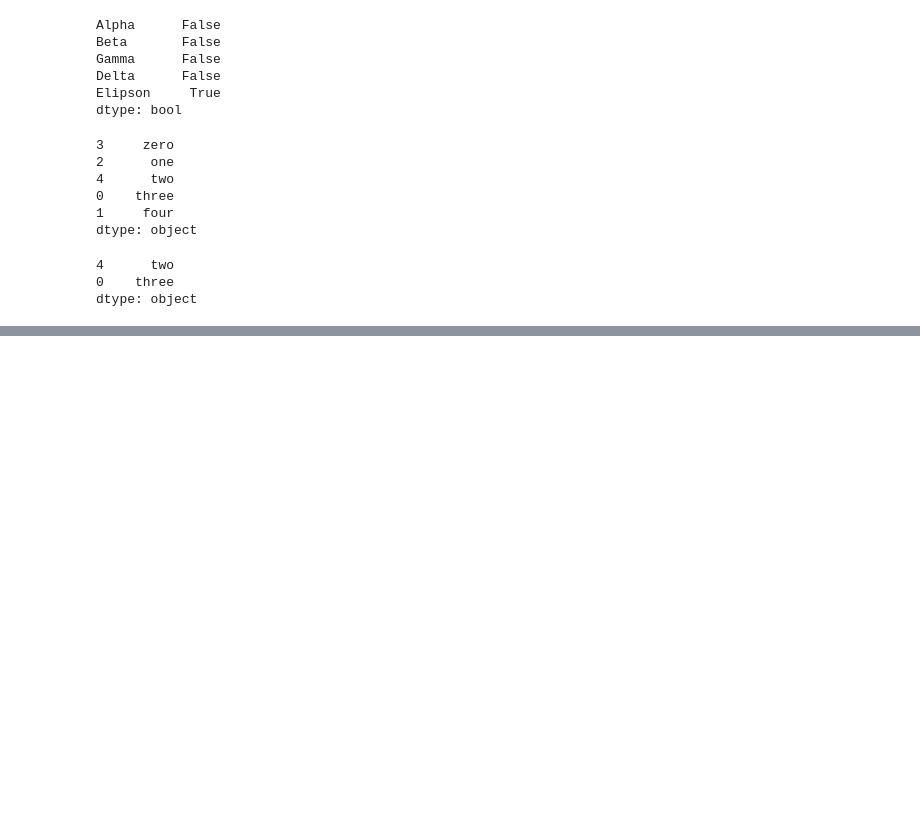
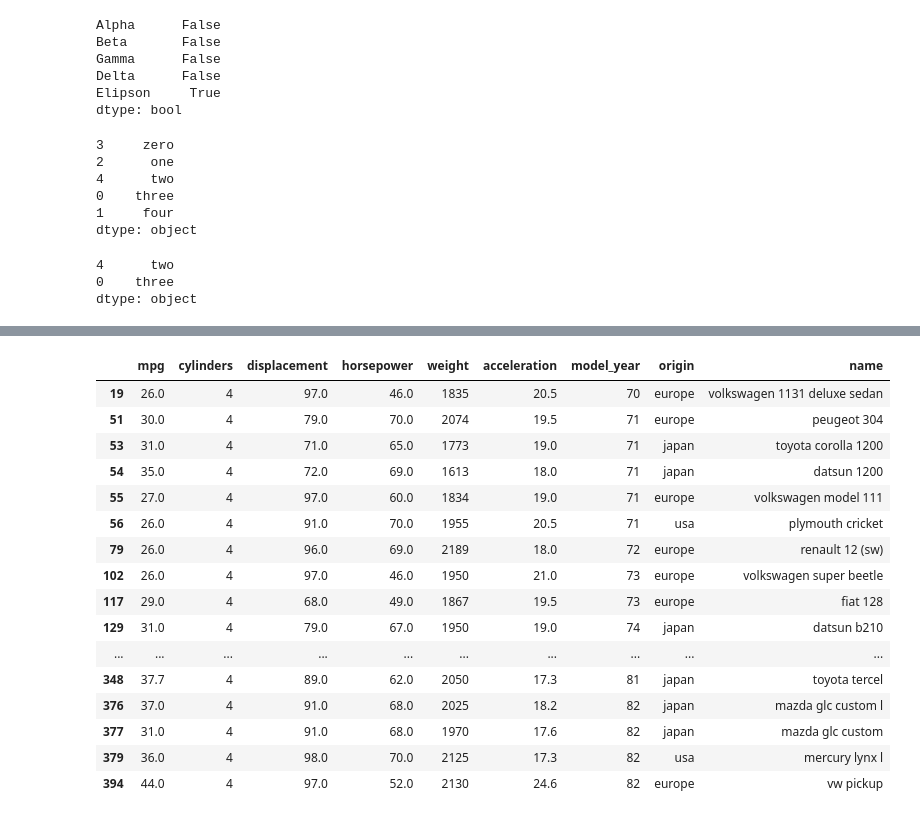
Before and after one commit to nihalnadaf/PYDATABASE, a Jupyter notebook: Pandas.ipynb, the cells around one changed output, grey strips where cells are left out. Cells and saved outputs as stored; diff of their text form; code cells hidden in the pictures; blank space fills up the shorter version.

```diff
--- a/Pandas.ipynb
+++ b/Pandas.ipynb
@@ -311,0 +661,6 @@ df2
+# %%
+import pandas as pd
+import numpy as np
+import seaborn as sns
+df = sns.load_dataset('MPG')
+df
@@ -311,0 +730,3 @@ df2
+# %%
+df.dropna(inplace = True)
+df.info()
@@ -311,0 +946,22 @@ df2
+# %%
+#Racecar
+#Weight <2223, acceleration > 17
+df.loc [(df['weight'] < 2223) & (df['acceleration'] > 17)]
+# %% [output]
+|  | mpg | cylinders | displacement | horsepower | weight | acceleration | model_year | origin | name |
+| 19 | 26.0 | 4 | 97.0 | 46.0 | 1835 | 20.5 | 70 | europe | volkswagen 1131 deluxe sedan |
+| 51 | 30.0 | 4 | 79.0 | 70.0 | 2074 | 19.5 | 71 | europe | peugeot 304 |
+| 53 | 31.0 | 4 | 71.0 | 65.0 | 1773 | 19.0 | 71 | japan | toyota corolla 1200 |
+| 54 | 35.0 | 4 | 72.0 | 69.0 | 1613 | 18.0 | 71 | japan | datsun 1200 |
+| 55 | 27.0 | 4 | 97.0 | 60.0 | 1834 | 19.0 | 71 | europe | volkswagen model 111 |
+| 56 | 26.0 | 4 | 91.0 | 70.0 | 1955 | 20.5 | 71 | usa | plymouth cricket |
+| 79 | 26.0 | 4 | 96.0 | 69.0 | 2189 | 18.0 | 72 | europe | renault 12 (sw) |
+| 102 | 26.0 | 4 | 97.0 | 46.0 | 1950 | 21.0 | 73 | europe | volkswagen super beetle |
+| 117 | 29.0 | 4 | 68.0 | 49.0 | 1867 | 19.5 | 73 | europe | fiat 128 |
+| 129 | 31.0 | 4 | 79.0 | 67.0 | 1950 | 19.0 | 74 | japan | datsun b210 |
+| ... | ... | ... | ... | ... | ... | ... | ... | ... | ... |
+| 348 | 37.7 | 4 | 89.0 | 62.0 | 2050 | 17.3 | 81 | japan | toyota tercel |
+| 376 | 37.0 | 4 | 91.0 | 68.0 | 2025 | 18.2 | 82 | japan | mazda glc custom l |
+| 377 | 31.0 | 4 | 91.0 | 68.0 | 1970 | 17.6 | 82 | japan | mazda glc custom |
+| 379 | 36.0 | 4 | 98.0 | 70.0 | 2125 | 17.3 | 82 | usa | mercury lynx l |
+| 394 | 44.0 | 4 | 97.0 | 52.0 | 2130 | 24.6 | 82 | europe | vw pickup |
```
Also changed, not shown: parts of 93 cells of this notebook.
